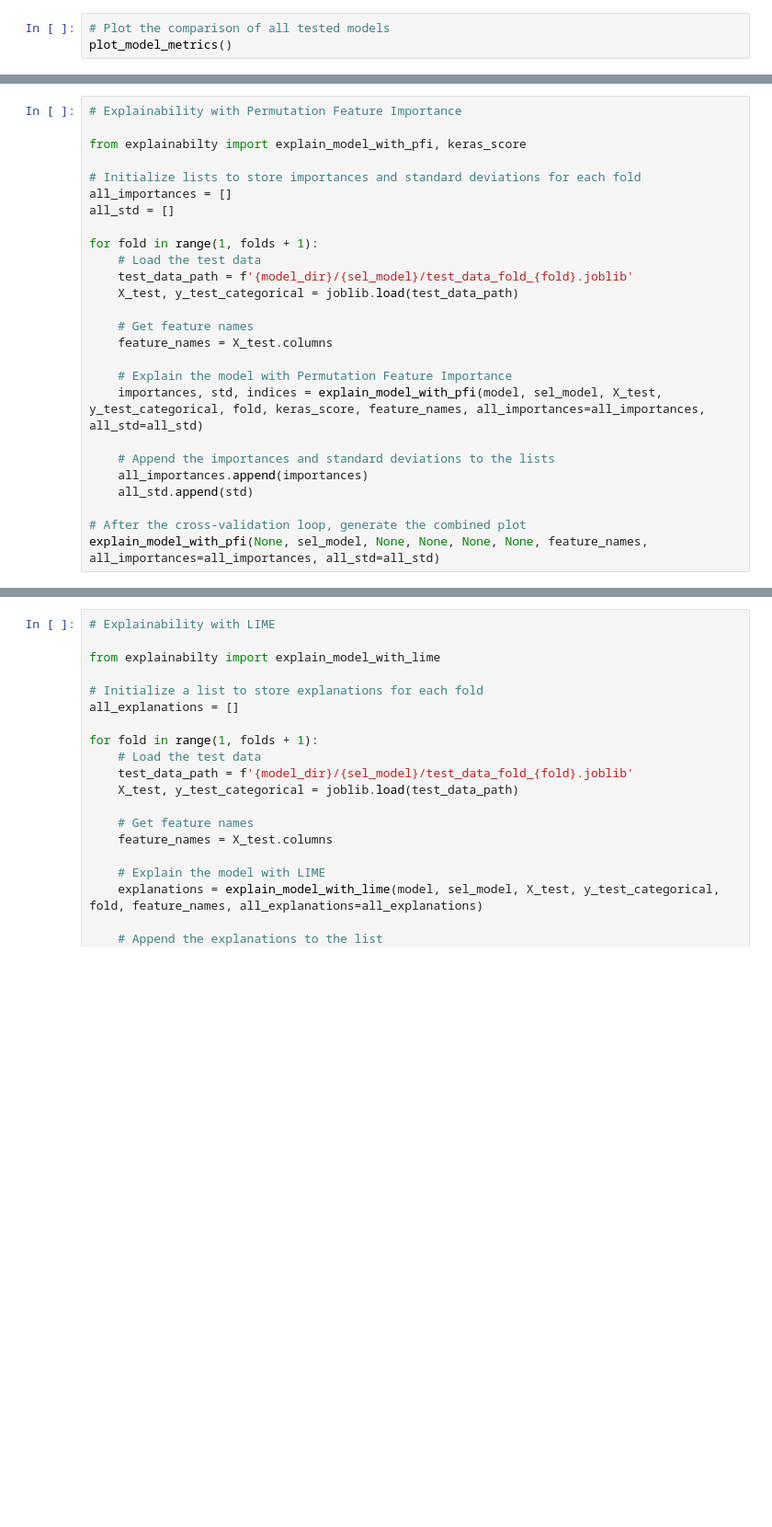
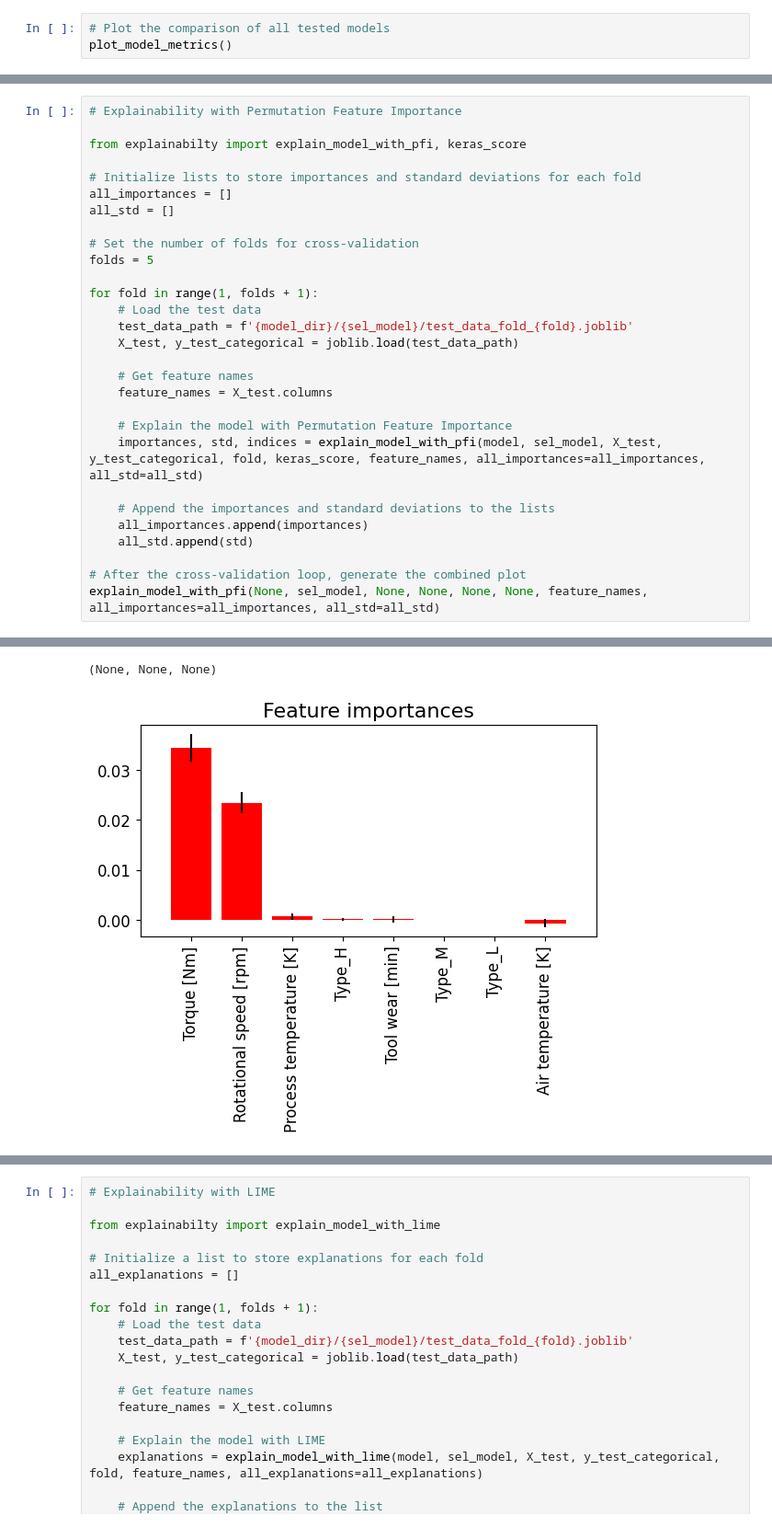
Before and after one commit to bl4ckswordsman/ug-thesis-project, a Jupyter notebook: final/PdM-XAI_v0.1/jupy_evaluate.ipynb, the cells around one changed output, grey strips where cells are left out. Shown at 92% size. Cells and saved outputs as stored; diff of their text form; blank space fills up the shorter version.

```diff
--- a/final/PdM-XAI_v0.1/jupy_evaluate.ipynb
+++ b/final/PdM-XAI_v0.1/jupy_evaluate.ipynb
@@ -130,6 +130,9 @@ from explainabilty import explain_model_with_pfi, keras_score
 # Initialize lists to store importances and standard deviations for each fold
 all_importances = []
 all_std = []
+
+# Set the number of folds for cross-validation
+folds = 5
 
 for fold in range(1, folds + 1):
     # Load the test data
@@ -148,3 +151,4 @@ for fold in range(1, folds + 1):
 
 # After the cross-validation loop, generate the combined plot
 explain_model_with_pfi(None, sel_model, None, None, None, None, feature_names, all_importances=all_importances, all_std=all_std)
+# %% [output]
@@ -150,0 +172,2 @@ explain_model_with_pfi(None, sel_model, None, None, None, None, feature_names, a
+(None, None, None)
+[figure, added]
```
Also changed, not shown: parts of 5 cells of this notebook, 7 other files.
